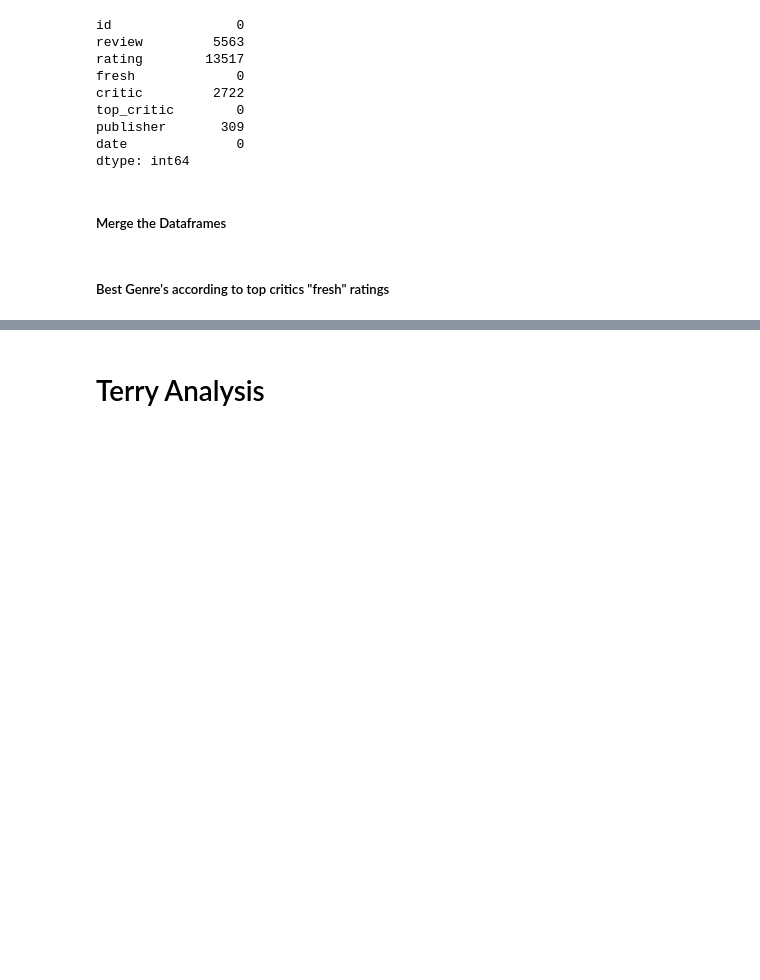
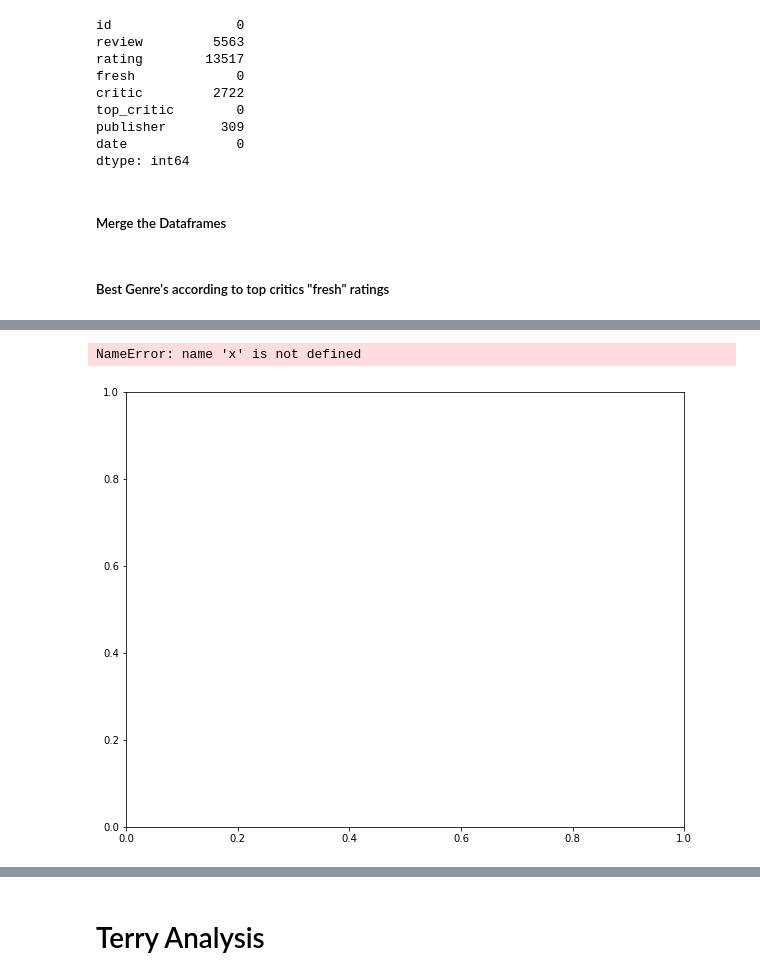
Before and after one commit to dermothethird/Microsoft-Movie-Studios-Project, a Jupyter notebook: dsc-phase1-project-template.ipynb, the cells around one changed output, grey strips where cells are left out. Drawn from its saved outputs; the diff is of its cells as text; code cells hidden in the pictures; blank space fills up the shorter version.

```diff
--- a/dsc-phase1-project-template.ipynb
+++ b/dsc-phase1-project-template.ipynb
@@ -284,0 +291,11 @@ genre_rating_df = pd.DataFrame.from_dict(genre_rating_dict, orient='index', colu
+# %%
+# Create a scatter plot
+fig, ax = plt.subplots(figsize = (10,8))
+
+ax.bar(x, y)
+ax.set_xlabel('')
+ax.set_ylabel('')
+ax.set_title('')
+# %% [output]
+NameError: name 'x' is not defined
+[figure, added]
```
Also changed, not shown: parts of 20 cells of this notebook.
